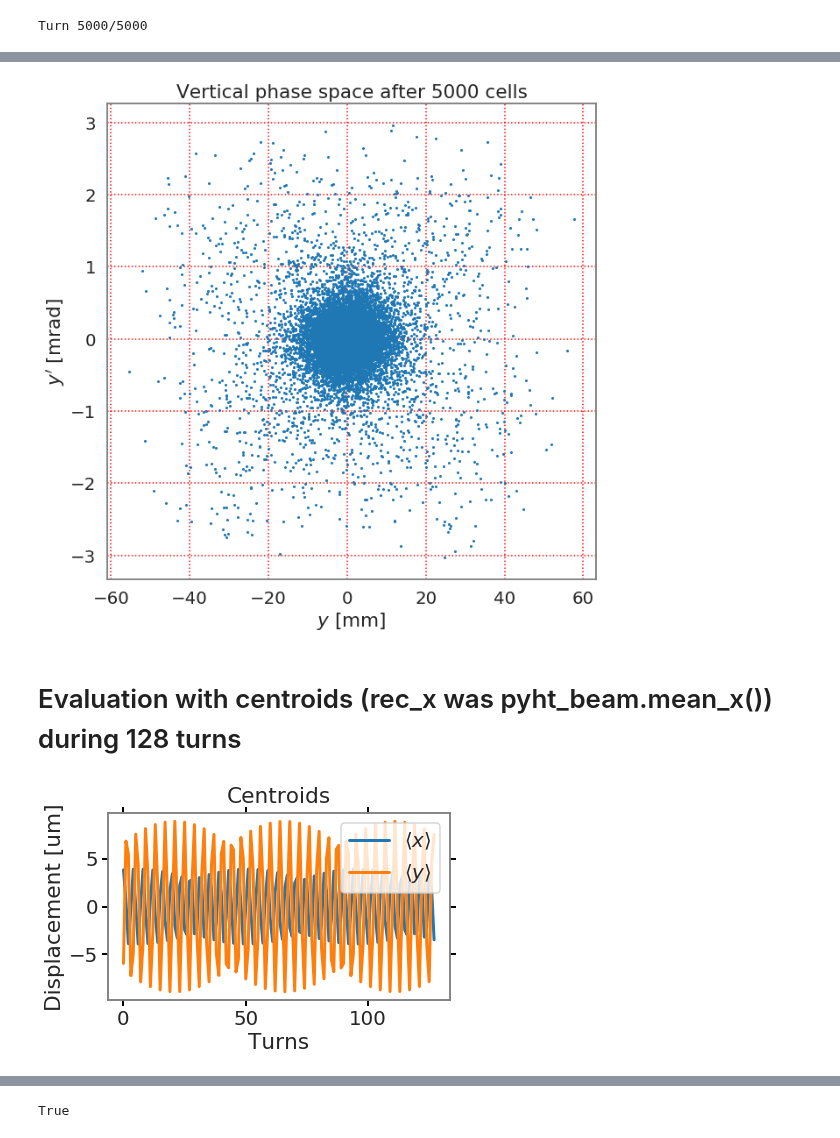
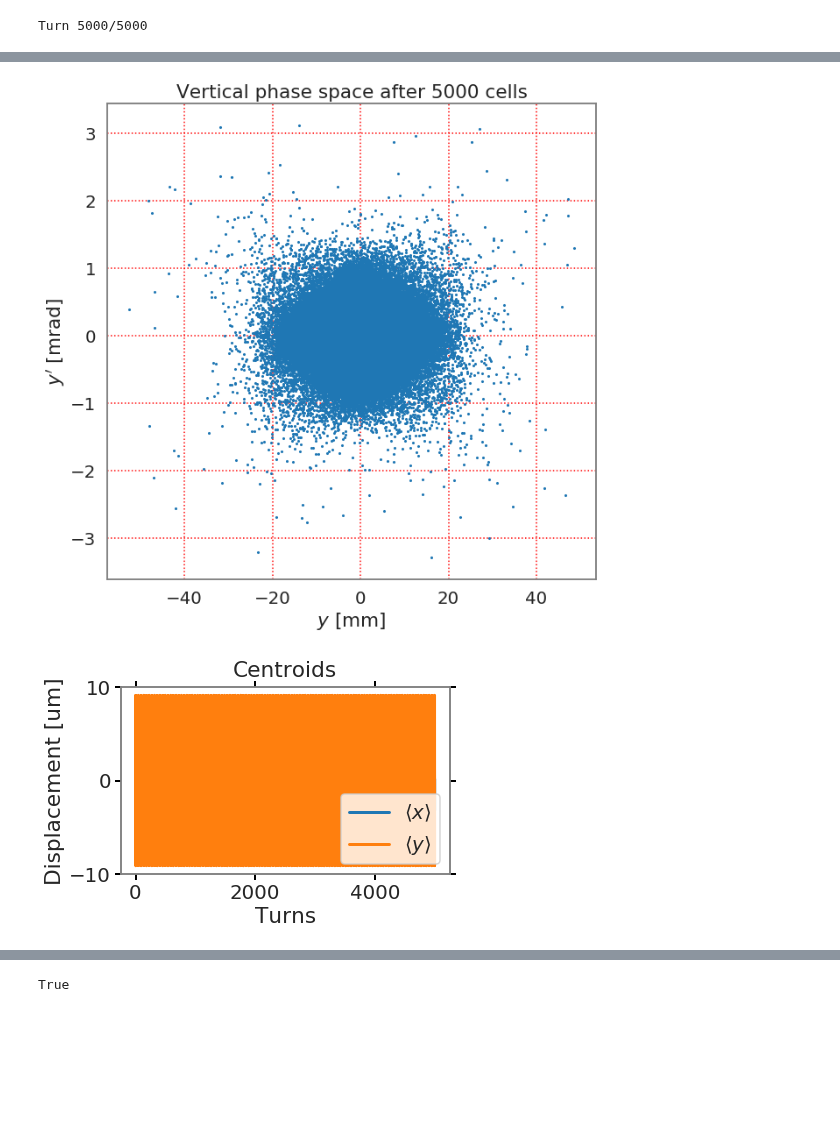
Before and after one commit to aoeftiger/sixtracklib_pyht_playground, a Jupyter notebook: fodo_sc/FODO_SC_setup.ipynb, the cells around one changed output, grey strips where cells are left out. Drawn from its saved outputs; the diff is of its cells as text; code cells hidden in the pictures; blank space fills up the shorter version.

```diff
--- a/fodo_sc/FODO_SC_setup.ipynb
+++ b/fodo_sc/FODO_SC_setup.ipynb
@@ -64,8 +66,8 @@ n_slices_sc = 32
 n_sc_nodes = 10
 
 # fixed field map for space charge
-n_mesh_nodes = 128
-n_mesh_sigma = 5
+n_mesh_nodes = 512
+n_mesh_sigma = 24
 
 intensity = 2.95e10
 epsg_x = 2.29945e-6 # in [m.rad]
@@ -217,4 +219,5 @@ pyht_beam = generate_Gaussian6DTwiss(
     beta_z, epsn_x, epsn_y, epsn_z,
     dispersion_x=D_x_0 if D_x_0 else None,
     dispersion_y=D_y_0 if D_y_0 else None,
+    limit_n_rms_x=3.4, limit_n_rms_y=3.4, limit_n_rms_z=4,
 )
@@ -397,6 +421,13 @@ assert el.length == 0
 pyst_node.is_last_element = True
 # %% [markdown]
 # Tracking space charge and full optics:
+# %%
+def get_action(u, up, dp=None, alpha_twiss=0, beta_twiss=1, disp=0):
+    if disp and dp.any():
+        u = u - disp * dp
+    gamma_twiss = (1 + alpha_twiss**2) / beta_twiss
+    J = 0.5 * (gamma_twiss * u**2 + 2*alpha_twiss * u * up + beta_twiss * up**2)
+    return J
 # %%
 n_turns = 5000 #128 - 1
 
@@ -455,26 +534,24 @@ plt.savefig('SIS18_with_PIC_SC_phasespace_x.png', dpi=150, bbox_inches='tight')
 # %%
 plt.figure(figsize=(10, 10))
-plt.scatter(pyht_beam.y[::100] * 1e3, pyht_beam.yp[::100] * 1e3, marker='.', s=10)
+plt.scatter(pyht_beam.y * 1e3, pyht_beam.yp * 1e3, marker='.', s=10)
 plt.xlabel('$y$ [mm]')
 plt.ylabel(r"$y'$ [mrad]")
 plt.title('Vertical phase space after 5000 cells')
 plt.savefig('SIS18_with_PIC_SC_phasespace_y.png', dpi=150, bbox_inches='tight')
 # %% [output]
-[figure, old version]
+[figure, new version]
-# %% [markdown]
-# Evaluation with centroids (rec_x was pyht_beam.mean_x()) during 128 turns
 # %%
-plt.plot(rec_x * 1e6, label=r'$\langle x \rangle$')
-plt.plot(rec_y * 1e6, label=r'$\langle y \rangle$')
+plt.plot(rec_mean_x * 1e6, label=r'$\langle x \rangle$')
+plt.plot(rec_mean_y * 1e6, label=r'$\langle y \rangle$')
 plt.legend()
 plt.xlabel('Turns')
 plt.ylabel('Displacement [um]')
 plt.title('Centroids', y=1.02)
 plt.gca().tick_params(direction='out', length=6, width=2, color='black', reset=True)
 plt.grid(False)
 plt.tight_layout()
 plt.savefig('SIS18_with_PIC_SC_centroids.png', dpi=150, bbox_inches='tight')
 # %% [output]
-[figure, old version]
+[figure, new version]
 # %%
 current_palette = sns.color_palette()
```
Also changed, not shown: parts of 18 cells of this notebook, 12 other files.
